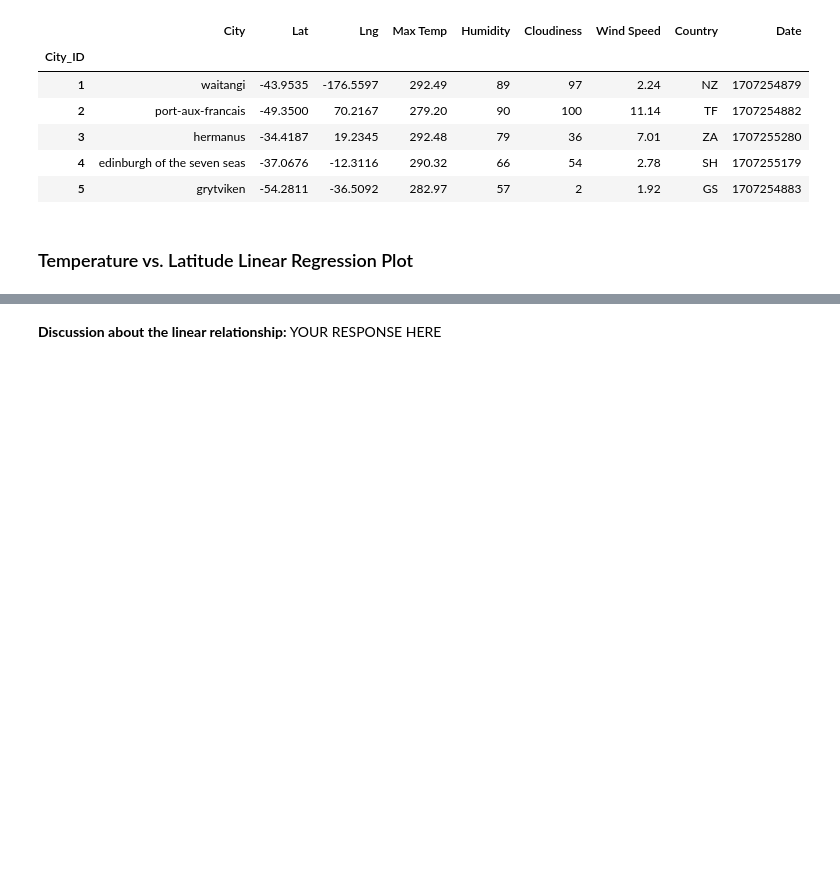
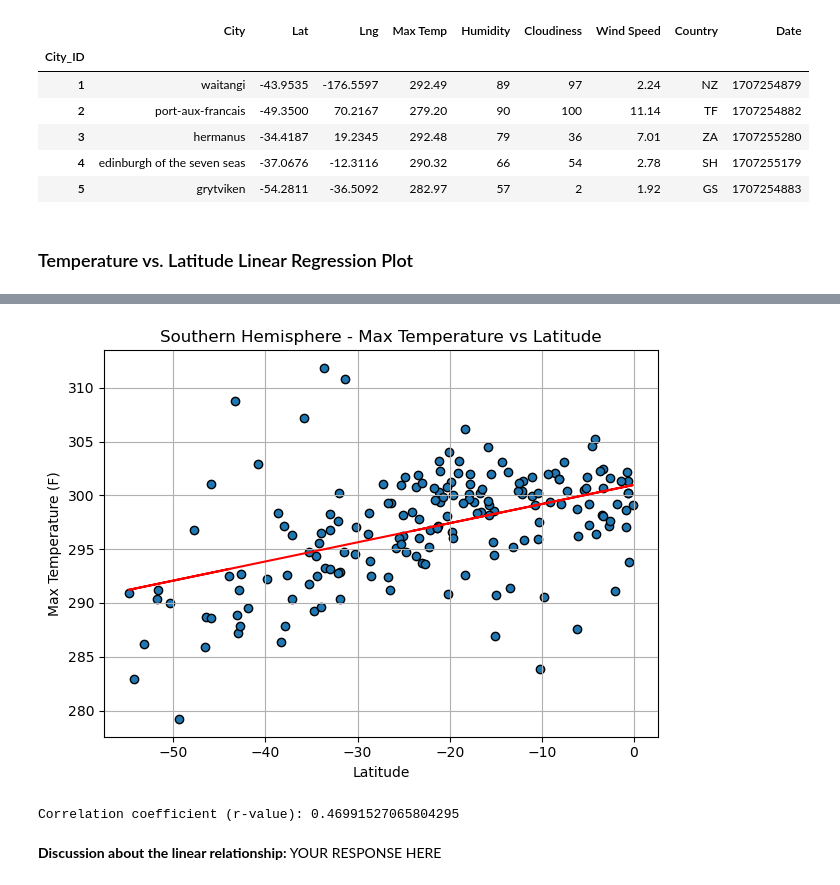
Before and after one commit to AshleyB1021/Python-Api-Challenge, a Jupyter notebook: WeatherPy/WeatherPy.ipynb, the cells around one changed output, grey strips where cells are left out. Cells and saved outputs as stored; diff of their text form; code cells hidden in the pictures; blank space fills up the shorter version.

```diff
--- a/WeatherPy/WeatherPy.ipynb
+++ b/WeatherPy/WeatherPy.ipynb
@@ -402,3 +425,32 @@ southern_hemi_df.head()
+# %%
+# Linear regression on Southern Hemisphere
+
+
+# Perform linear regression on the Southern Hemisphere data
+slope, intercept, r_value, _, _ = linregress(southern_hemi_df['Lat'], southern_hemi_df['Max Temp'])
+
+# Calculate the regression line
+regress_values = slope * southern_hemi_df['Lat'] + intercept
+
+# Plot the data and regression line
+plt.scatter(southern_hemi_df['Lat'], southern_hemi_df['Max Temp'], marker='o', edgecolors='black')
+plt.plot(southern_hemi_df['Lat'], regress_values, color='red')
+
+# Label the plot
+plt.title('Southern Hemisphere - Max Temperature vs Latitude')
+plt.xlabel('Latitude')
+plt.ylabel('Max Temperature (F)')
+
+# Show the plot
+plt.grid(True)
+plt.tight_layout()
+plt.show()
+
+# Print the r-value
+print(f"Correlation coefficient (r-value): {r_value}")
+# %% [output]
+[figure, added]
+Correlation coefficient (r-value): 0.46991527065804295
 # %% [markdown]
 **Discussion about the linear relationship:** YOUR RESPONSE HERE
 # %% [markdown]
```
Also changed, not shown: parts of 15 cells of this notebook.
